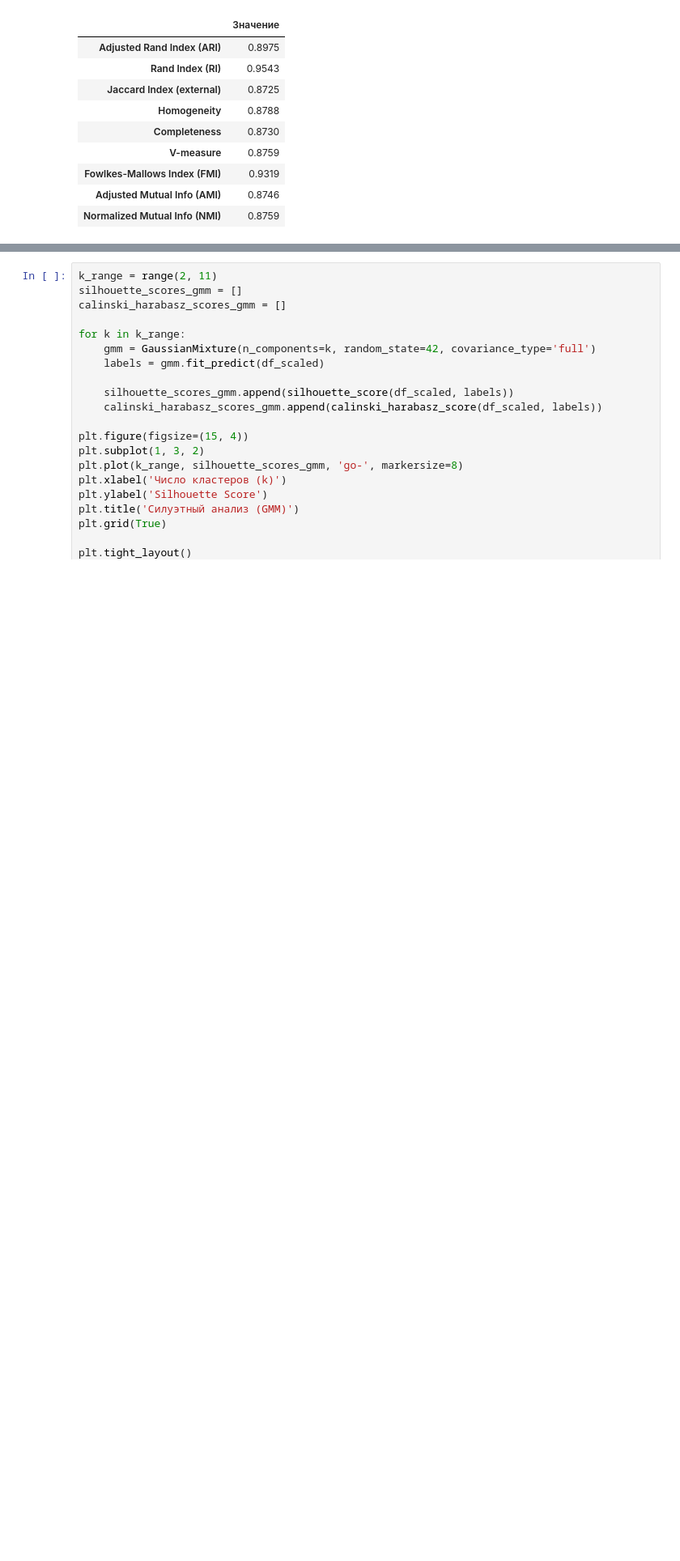
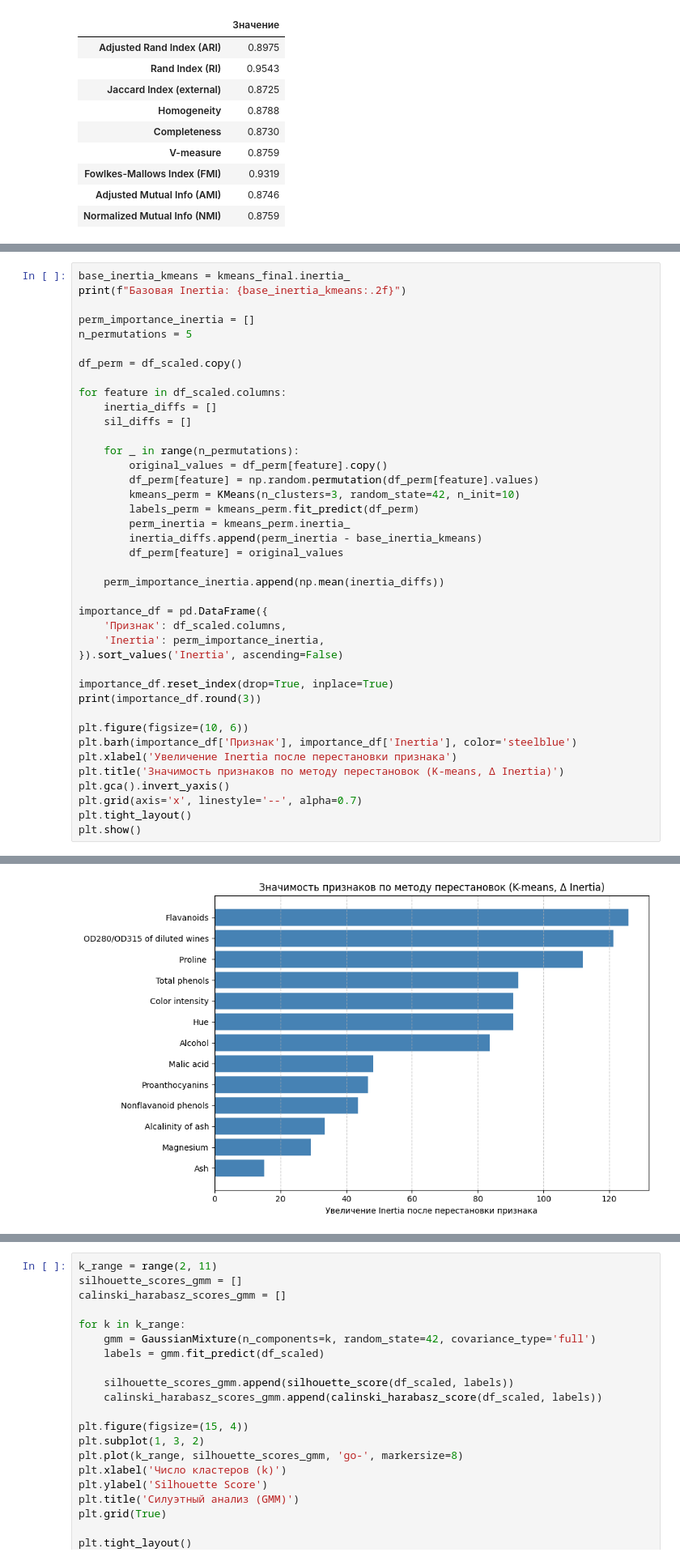
Before and after one commit to lilo5425/Machine_learning, a Jupyter notebook: LAB4/LAB4.ipynb, the cells around one changed output, grey strips where cells are left out. Shown at 81% size. Cells and saved outputs as stored; diff of their text form; blank space fills up the shorter version.

```diff
--- a/LAB4/LAB4.ipynb
+++ b/LAB4/LAB4.ipynb
@@ -407,0 +409,41 @@ external_metrics_df.round(4)
+# %%
+base_inertia_kmeans = kmeans_final.inertia_
+print(f"Базовая Inertia: {base_inertia_kmeans:.2f}")
+
+perm_importance_inertia = []
+n_permutations = 5
+
+df_perm = df_scaled.copy()
+
+for feature in df_scaled.columns:
+    inertia_diffs = []
+    sil_diffs = []
+
+    for _ in range(n_permutations):
+        original_values = df_perm[feature].copy()
+        df_perm[feature] = np.random.permutation(df_perm[feature].values)
+        kmeans_perm = KMeans(n_clusters=3, random_state=42, n_init=10)
+        labels_perm = kmeans_perm.fit_predict(df_perm)
+        perm_inertia = kmeans_perm.inertia_
+        inertia_diffs.append(perm_inertia - base_inertia_kmeans)
+        df_perm[feature] = original_values
+
+    perm_importance_inertia.append(np.mean(inertia_diffs))
+
+importance_df = pd.DataFrame({
+    'Признак': df_scaled.columns,
+    'Inertia': perm_importance_inertia,
+}).sort_values('Inertia', ascending=False)
+
+importance_df.reset_index(drop=True, inplace=True)
+print(importance_df.round(3))
+
+plt.figure(figsize=(10, 6))
+plt.barh(importance_df['Признак'], importance_df['Inertia'], color='steelblue')
+plt.xlabel('Увеличение Inertia после перестановки признака')
+plt.title('Значимость признаков по методу перестановок (K-means, Δ Inertia)')
+plt.gca().invert_yaxis()
+plt.grid(axis='x', linestyle='--', alpha=0.7)
+plt.tight_layout()
+plt.show()
+# %% [output]
@@ -407,0 +465 @@ external_metrics_df.round(4)
+[figure, added]
```
Also changed, not shown: parts of 4 cells of this notebook.
